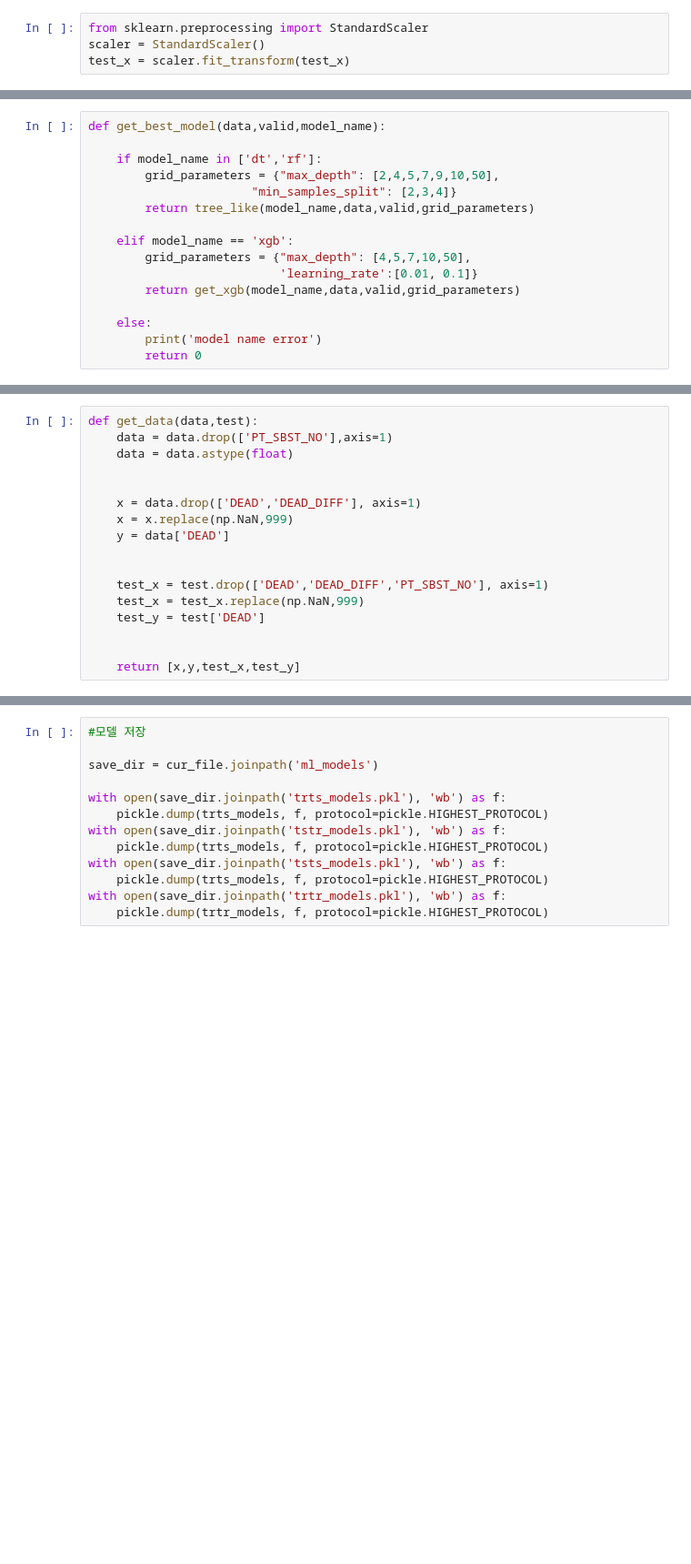
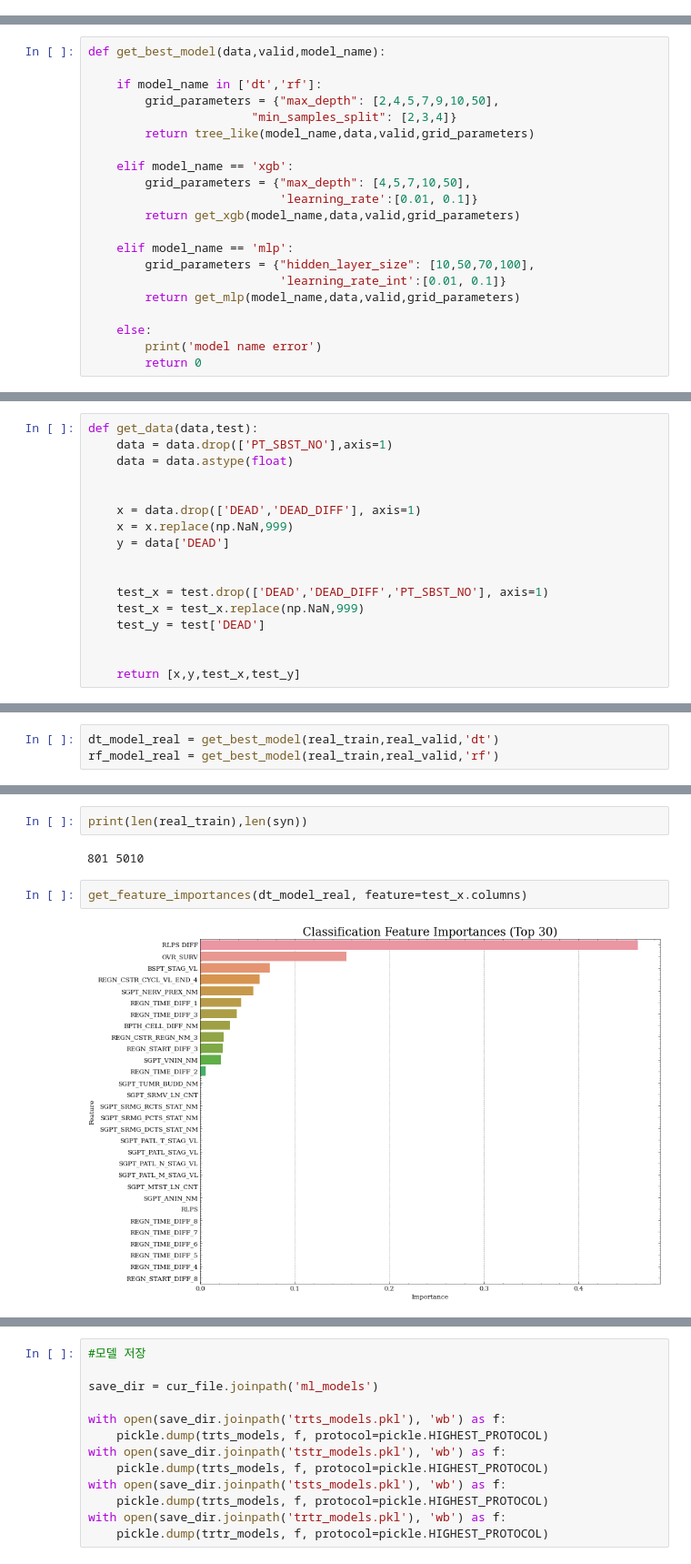
Before and after one commit to memy85/2022_DATA_SYNTHESIS, a Jupyter notebook: young_age/src/3_evaluate_data/Untitled.ipynb, the cells around one changed output, grey strips where cells are left out. Shown at 91% size. Saved outputs shown, nothing was run; the diff lists cells and outputs as text; blank space fills up the shorter version.

```diff
--- a/young_age/src/3_evaluate_data/Untitled.ipynb
+++ b/young_age/src/3_evaluate_data/Untitled.ipynb
@@ -26,10 +27,6 @@ syn.rename(columns = {'RLPS_DIFF' : 'RLPS DIFF'}, inplace = True)
 # %%
 test_x = test.drop(['DEAD','DEAD_DIFF','PT_SBST_NO'], axis=1)
 test_x = test_x.replace(np.NaN,999)
-# %%
-from sklearn.preprocessing import StandardScaler
-scaler = StandardScaler()
-test_x = scaler.fit_transform(test_x)
 # %%
 def get_feature_importances(model,feature):
     import seaborn as sns
@@ -58,6 +55,11 @@ def get_best_model(data,valid,model_name):
                            'learning_rate':[0.01, 0.1]}
         return get_xgb(model_name,data,valid,grid_parameters)
 
+    elif model_name == 'mlp':
+        grid_parameters = {"hidden_layer_size": [10,50,70,100],
+                           'learning_rate_int':[0.01, 0.1]}
+        return get_mlp(model_name,data,valid,grid_parameters)
+
     else:
         print('model name error')
         return 0
@@ -174,0 +208,3 @@ train
+# %%
+dt_model_real = get_best_model(real_train,real_valid,'dt')
+rf_model_real = get_best_model(real_train,real_valid,'rf')
@@ -174,0 +220,8 @@ train
+# %%
+print(len(real_train),len(syn))
+# %% [output]
+801 5010
+# %%
+get_feature_importances(dt_model_real, feature=test_x.columns)
+# %% [output]
+[figure, added]
```
Also changed, not shown: parts of 25 cells of this notebook.
